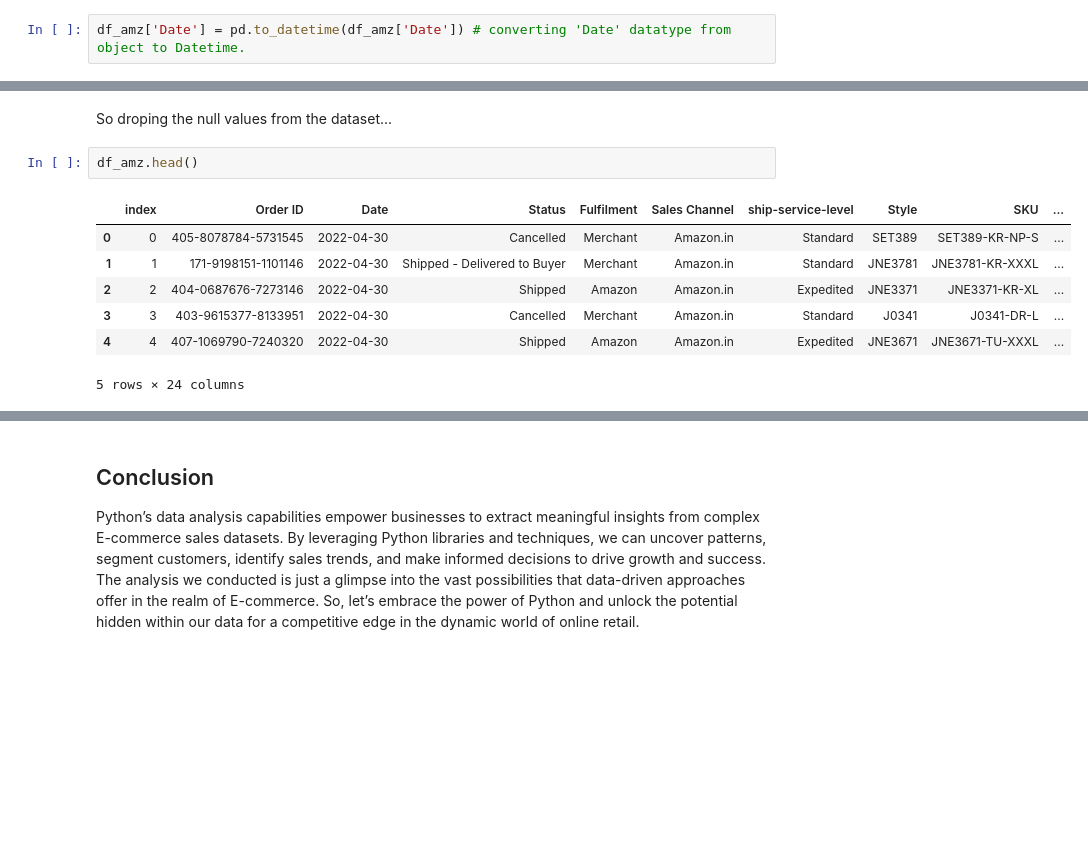
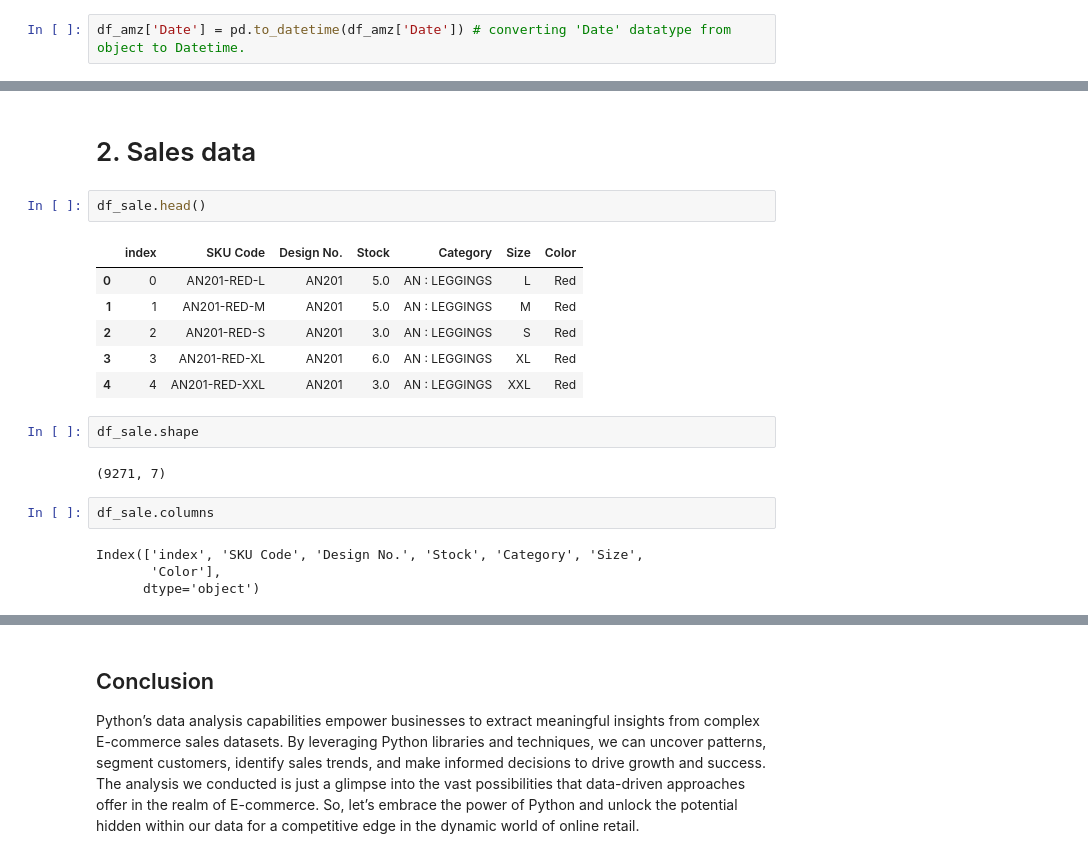
Before and after one commit to arunp77/Data-analysis-projects, a Jupyter notebook: E-commerce/ecommerce-data-analysis.ipynb, the cells around one changed output, grey strips where cells are left out. Drawn from its saved outputs; the diff is of its cells as text; blank space fills up the shorter version.

Commit message:
column status

```diff
--- a/E-commerce/ecommerce-data-analysis.ipynb
+++ b/E-commerce/ecommerce-data-analysis.ipynb
@@ -286,12 +377,21 @@ dtype: int64
-# %% [markdown]
-So droping the null values from the dataset...
+# %% [markdown]
+# 2. Sales data
 # %%
-df_amz.head()
+df_sale.head()
 # %% [output]
-|  | index | Order ID | Date | Status | Fulfilment | Sales Channel | ship-service-level | Style | SKU | ... |
-| 0 | 0 | 405-8078784-5731545 | 2022-04-30 | Cancelled | Merchant | Amazon.in | Standard | SET389 | SET389-KR-NP-S | ... |
-| 1 | 1 | 171-9198151-1101146 | 2022-04-30 | Shipped - Delivered to Buyer | Merchant | Amazon.in | Standard | JNE3781 | JNE3781-KR-XXXL | ... |
-| 2 | 2 | 404-0687676-7273146 | 2022-04-30 | Shipped | Amazon | Amazon.in | Expedited | JNE3371 | JNE3371-KR-XL | ... |
-| 3 | 3 | 403-9615377-8133951 | 2022-04-30 | Cancelled | Merchant | Amazon.in | Standard | J0341 | J0341-DR-L | ... |
-| 4 | 4 | 407-1069790-7240320 | 2022-04-30 | Shipped | Amazon | Amazon.in | Expedited | JNE3671 | JNE3671-TU-XXXL | ... |
+|  | index | SKU Code | Design No. | Stock | Category | Size | Color |
+| 0 | 0 | AN201-RED-L | AN201 | 5.0 | AN : LEGGINGS | L | Red |
+| 1 | 1 | AN201-RED-M | AN201 | 5.0 | AN : LEGGINGS | M | Red |
+| 2 | 2 | AN201-RED-S | AN201 | 3.0 | AN : LEGGINGS | S | Red |
+| 3 | 3 | AN201-RED-XL | AN201 | 6.0 | AN : LEGGINGS | XL | Red |
+| 4 | 4 | AN201-RED-XXL | AN201 | 3.0 | AN : LEGGINGS | XXL | Red |
-5 rows × 24 columns
+# %%
+df_sale.shape
+# %% [output]
+(9271, 7)
+# %%
+df_sale.columns
+# %% [output]
+Index(['index', 'SKU Code', 'Design No.', 'Stock', 'Category', 'Size',
+       'Color'],
+      dtype='object')
```
Also changed, not shown: parts of 27 cells of this notebook.
